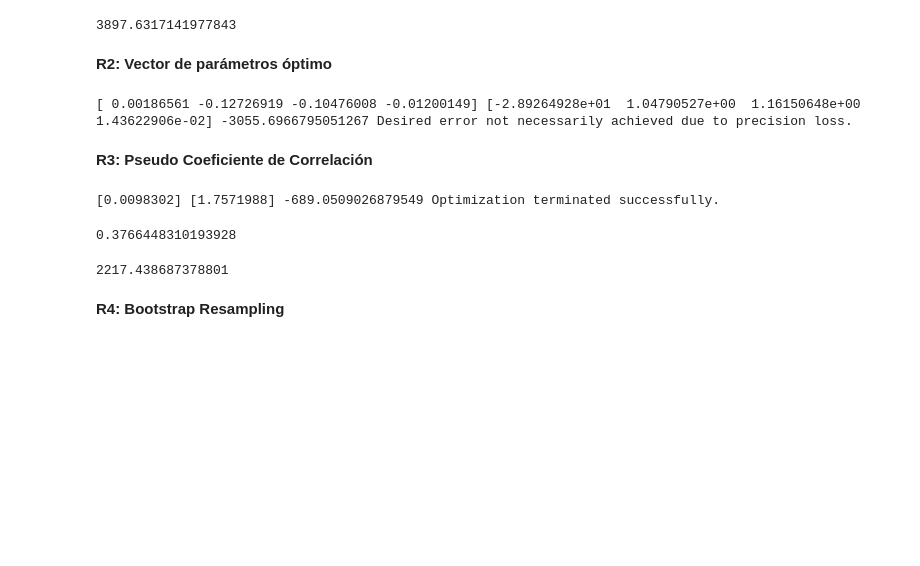
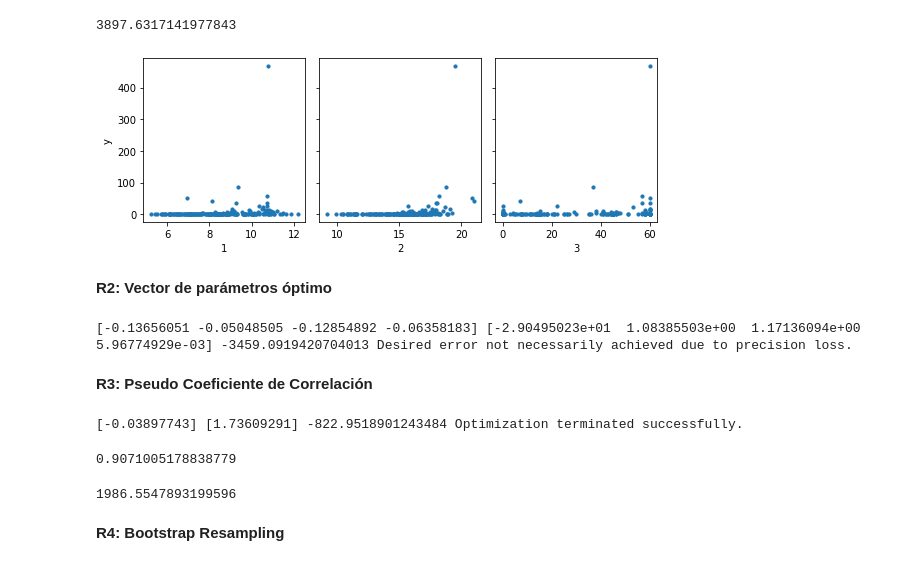
Before and after one commit to Valrojo/info147u2, a Jupyter notebook: info147_tarea2.ipynb, the cells around one changed output. Cells and saved outputs as stored; diff of their text form; code cells hidden in the pictures; blank space fills up the shorter version.

```diff
--- a/info147_tarea2.ipynb
+++ b/info147_tarea2.ipynb
@@ -174,31 +174,28 @@ $$
 \hat \theta = \text{arg}\max_\theta{\left ( \sum_{i=1}^N {\left ( y_{i}\cdot {\left (\theta_{0} + \sum_{i=1}^N  \theta_{j} \cdot x_{ij}\right)} - e^{{\left (\theta_{0} + \sum_{i=1}^N  \theta_{j} \cdot x_{ij}\right)}}\right )} - \sum_{i=1}^N \log{(y_{i}!)}\right ) }
 $$
 # %%
-x_origin = datos[['logpibpc', 'logpob', 'gatt']].to_numpy()
-y_origin = datos[['nbillonarios']].to_numpy()
+x = datos[['logpibpc', 'logpob', 'gatt']].to_numpy()
+y = datos[['nbillonarios']].to_numpy()
-# %%
-#creamos nuestro x e y de practica, queequivale al 80% de la original
-my_data = x_origin
-new_col = y_origin
-new_col.shape
-all_data = np.append(my_data, new_col, 1)
-all_data = np.random.permutation(all_data)
-x_rand = np.delete(all_data, 3, 1)
-y_rand = np.delete(all_data, [0,1,2], 1)
-x = x_rand[: 157]
-y = y_rand[: 157]
 # %%
 import math
 import scipy
 #sum log(y!)
 sum_log_y=0
 
-for i in y_origin:
+for i in y:
     sum_log_y = sum_log_y + np.sum(np.log([j for j in range(1,i[0]+1)]))
 
 print(sum_log_y)
 # %% [output]
 3897.6317141977843
+# %%
+fig, ax = plt.subplots(1, 3, figsize=(8, 3), tight_layout=True, sharey=True)
+for i in range(3):
+    ax[i].scatter(x[:,i], y[:,0], s=10)
+    ax[i].set_xlabel(i+1)
+ax[0].set_ylabel("y");
+# %% [output]
+[figure, added]
 # %% [markdown]
 **R2: Vector de parámetros óptimo**
 # %%
@@ -233,7 +230,7 @@ res = scipy.optimize.minimize(fun =f, x0 = the, jac = 'none')
 print(the,res.x,res.fun,res.message)
 best_theta_val = [res.x[0],res.x[1],res.x[2],res.x[3]]
 # %% [output]
-[ 0.00186561 -0.12726919 -0.10476008 -0.01200149] [-2.89264928e+01  1.04790527e+00  1.16150648e+00  1.43622906e-02] -3055.6966795051267 Desired error not necessarily achieved due to precision loss.
+[-0.13656051 -0.05048505 -0.12854892 -0.06358183] [-2.90495023e+01  1.08385503e+00  1.17136094e+00  5.96774929e-03] -3459.0919420704013 Desired error not necessarily achieved due to precision loss.
 # %% [markdown]
 **R3: Pseudo Coeficiente de Correlación**
 # %%
@@ -254,4 +251,4 @@ res = scipy.optimize.minimize(fun =ftheta0, x0 = the)
 print(the,res.x,res.fun,res.message)
 best_theta0_val= res.x[0]
 # %% [output]
-[0.0098302] [1.7571988] -689.0509026879549 Optimization terminated successfully.
+[-0.03897743] [1.73609291] -822.9518901243484 Optimization terminated successfully.
@@ -277,18 +259,16 @@ f_log_Ltheta0_best = logLtheta0_origin(best_theta0_val) - sum_log_y
 # %%
 #Pseudo Coeficiente de Correlación
-
 def PCC(f_log_L_best,f_log_Ltheta0_best):
-    return ((f_log_Ltheta0_best - f_log_L_best)/(f_log_Ltheta0_best - sum_log_y))[0] #[0,1]
+    return ((f_log_Ltheta0_best - f_log_L_best)/(f_log_Ltheta0_best))[0] #[0,1]
 
 print(PCC(f_log_L_best,f_log_Ltheta0_best))
 # %% [output]
-0.3766448310193928
+0.9071005178838779
 # %%
-theta_0,theta_1,theta_2,theta_3 = best_theta_val
-Y_estim = np.exp(np.dot(x,[theta_1,theta_2,theta_3])+theta_0)
+y_estim = np.exp(np.dot(x,best_theta_val[1 :])+best_theta_val[0])
 MSE = lambda real, estimation : np.mean(np.power(real - estimation, 2))
-MSE(y_origin, Y_estim)
+MSE(y, y_estim)
 # %% [output]
-2217.438687378801
+1986.5547893199596
 # %% [markdown]
 **R4: Bootstrap Resampling**
```
Also changed, not shown: parts of 6 cells of this notebook.
